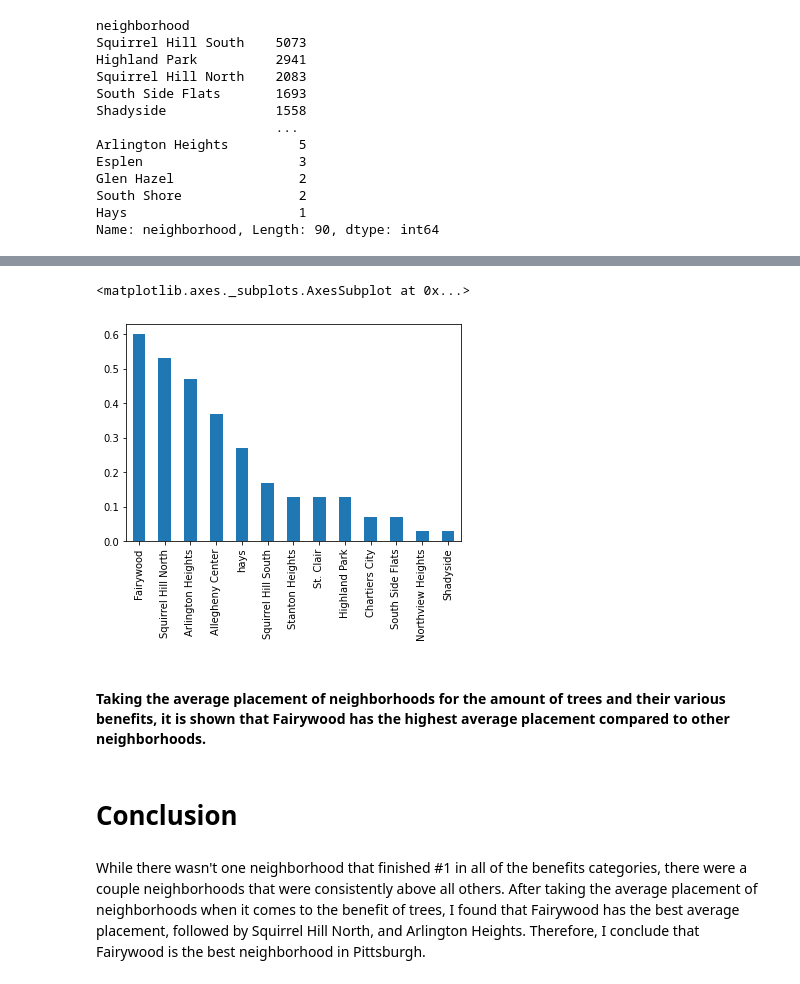
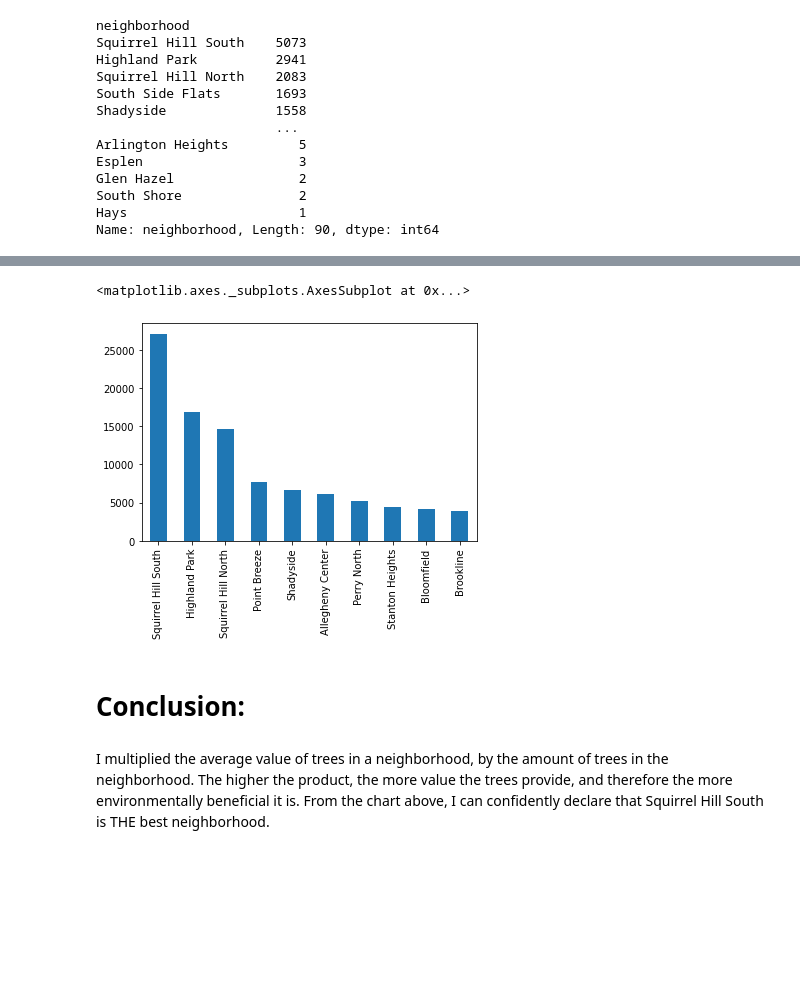
Before and after one commit to jackerman76/BigIdeasFinal, a Jupyter notebook: Trees/Trees.ipynb, the cells around one changed output, grey strips where cells are left out. Saved outputs shown, nothing was run; the diff lists cells and outputs as text; code cells hidden in the pictures; blank space fills up the shorter version.

```diff
--- a/Trees/Trees.ipynb
+++ b/Trees/Trees.ipynb
@@ -32,0 +82,7 @@ Total:  91
+# %%
+dataAddition = allData6+allData
+dataAddition.sort_values(ascending=False, inplace=True)
+dataAddition = dataAddition/2
+dataAddition
+#dataAddition10=dataAddition.head(10)
+#dataAddition10.head(10)
@@ -190,20 +126,12 @@ topTenData6.plot.bar()
-# %%
-topN = ['Fairywood', 'Squirrel Hill North', 'Arlington Heights',
-        'Allegheny Center', 'hays', 'Squirrel Hill South', 'Highland Park',
-        'St. Clair', 'Stanton Heights', 'South Side Flats', 'Chartiers City', 'Shadyside', 'Northview Heights']
-
-topNP = [3.6, 3.2, 2.8, 2.2, 1.6, 1, 0.8, 0.8, 0.8, 0.4, 0.4, 0.2, 0.2]
-topNPA = [0.6, 0.53, 0.47, 0.37, 0.27, 0.17, 0.13, 0.13, 0.13, 0.07, 0.07, 0.03, 0.03]
-
-topNeighborhoodData = pd.Series(topNPA, index=topN)
-topNeighborhoodData.sort_values(ascending=False, inplace=True)
-topNeighborhoodData.plot.bar()
-# %% [output]
-<matplotlib.axes._subplots.AxesSubplot at 0x...>
-[figure, removed]
-# %% [markdown]
-#### Taking the average placement of neighborhoods for the amount of trees and their various benefits, it is shown that Fairywood has the highest average placement compared to other neighborhoods.
+# %%
+rankings = dataAddition*tN
+rankings.sort_values(ascending=False, inplace=True)
+top10Rankings = rankings.head(10)
+top10Rankings.plot.bar()
+# %% [output]
+<matplotlib.axes._subplots.AxesSubplot at 0x...>
+[figure, added]
 # %% [markdown]
-# Conclusion
+# Conclusion:
-# %% [markdown]
-While there wasn't one neighborhood that finished #1 in all of the benefits categories, there were a couple neighborhoods that were consistently above all others. After taking the average placement of neighborhoods when it comes to the benefit of trees, I found that Fairywood has the best average placement, followed by Squirrel Hill North, and Arlington Heights. Therefore, I conclude that Fairywood is the best neighborhood in Pittsburgh.
+# %% [markdown]
+I multiplied the average value of trees in a neighborhood, by the amount of trees in the neighborhood. The higher the product, the more value the trees provide, and therefore the more environmentally beneficial it is. From the chart above, I can confidently declare that Squirrel Hill South is THE best neighborhood.
```
Also changed, not shown: parts of 24 cells of this notebook.
